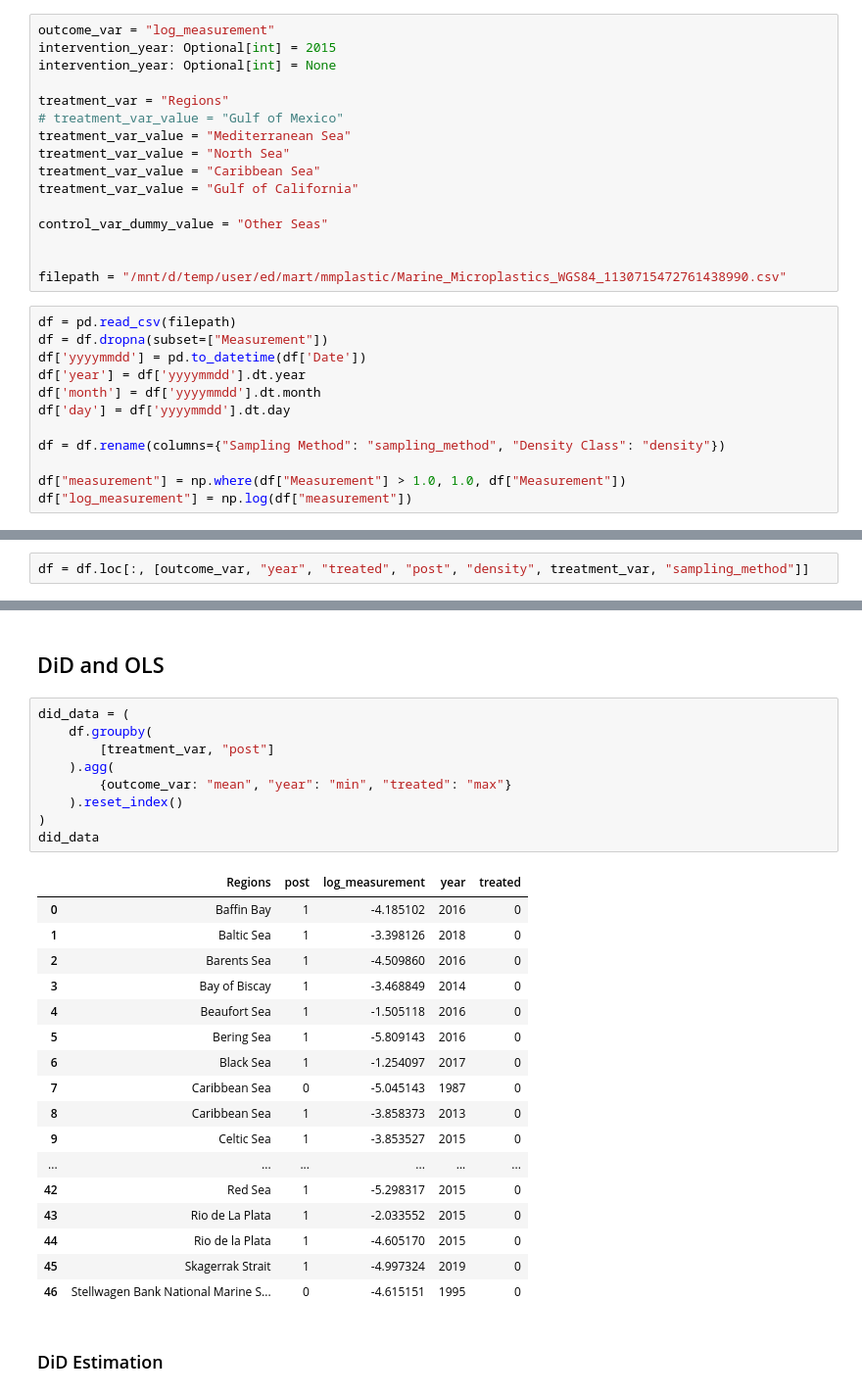
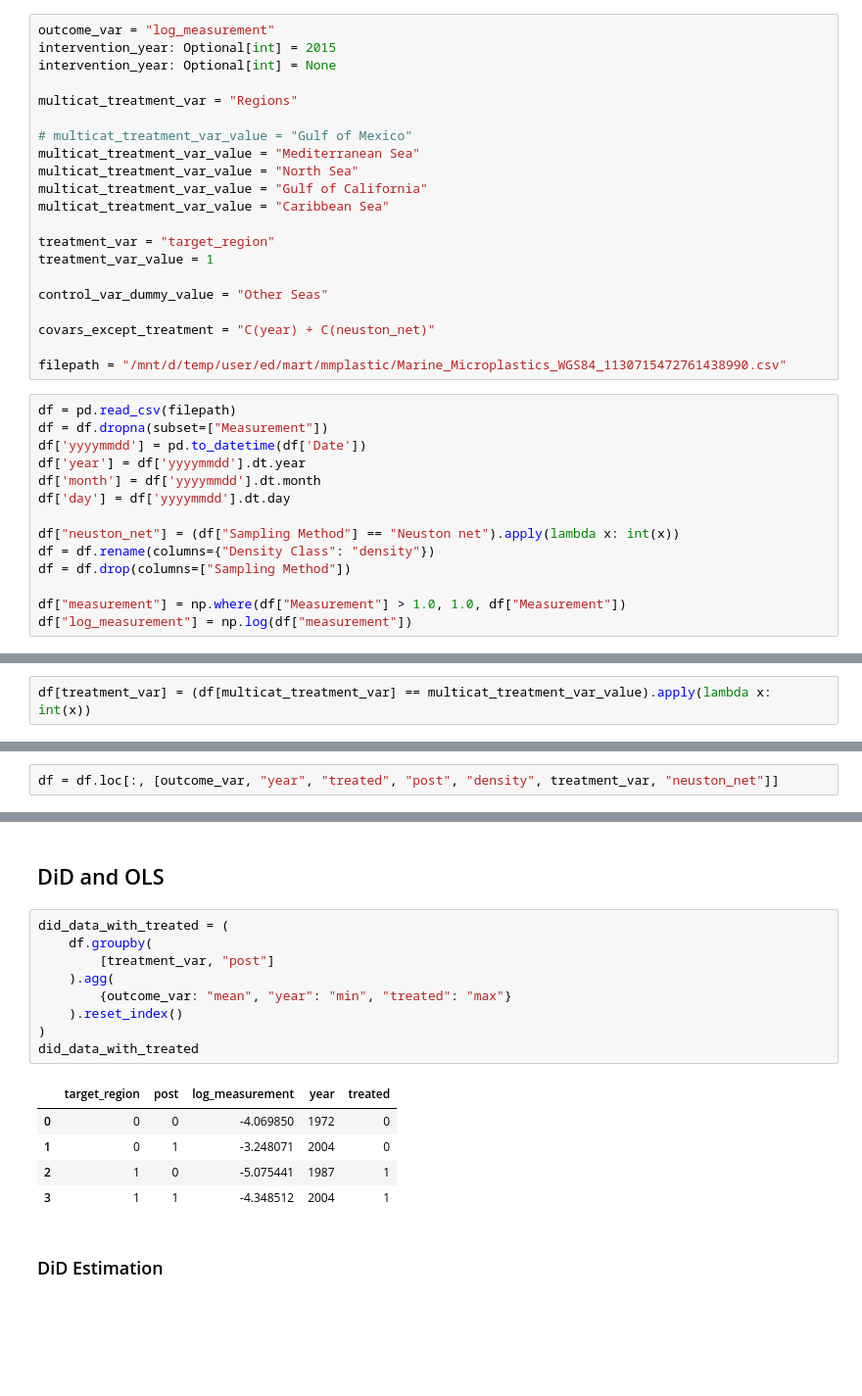
Before and after one commit to cloudjo21/kwazii, a Jupyter notebook: mmplastic/notebooks/did.ipynb, the cells around one changed output, grey strips where cells are left out. Shown: that part at 98% size. Cells and saved outputs as stored; diff of their text form; blank space fills up the shorter version.

```diff
--- a/mmplastic/notebooks/did.ipynb
+++ b/mmplastic/notebooks/did.ipynb
@@ -16,15 +24,20 @@ outcome_var = "log_measurement"
 intervention_year: Optional[int] = 2015
 intervention_year: Optional[int] = None
 
-treatment_var = "Regions"
-# treatment_var_value = "Gulf of Mexico"
-treatment_var_value = "Mediterranean Sea"
-treatment_var_value = "North Sea"
-treatment_var_value = "Caribbean Sea"
-treatment_var_value = "Gulf of California"
+multicat_treatment_var = "Regions"
+
+# multicat_treatment_var_value = "Gulf of Mexico"
+multicat_treatment_var_value = "Mediterranean Sea"
+multicat_treatment_var_value = "North Sea"
+multicat_treatment_var_value = "Gulf of California"
+multicat_treatment_var_value = "Caribbean Sea"
+
+treatment_var = "target_region"
+treatment_var_value = 1
 
 control_var_dummy_value = "Other Seas"
 
+covars_except_treatment = "C(year) + C(neuston_net)"
 
 filepath = "/mnt/d/temp/user/ed/mart/mmplastic/Marine_Microplastics_WGS84_1130715472761438990.csv"
 # %%
@@ -35,7 +48,9 @@ df['year'] = df['yyyymmdd'].dt.year
 df['month'] = df['yyyymmdd'].dt.month
 df['day'] = df['yyyymmdd'].dt.day
 
-df = df.rename(columns={"Sampling Method": "sampling_method", "Density Class": "density"})
+df["neuston_net"] = (df["Sampling Method"] == "Neuston net").apply(lambda x: int(x))
+df = df.rename(columns={"Density Class": "density"})
+df = df.drop(columns=["Sampling Method"])
 
 df["measurement"] = np.where(df["Measurement"] > 1.0, 1.0, df["Measurement"])
 df["log_measurement"] = np.log(df["measurement"])
@@ -42,2 +59,4 @@ df["log_measurement"] = np.log(df["measurement"])
+# %%
+df[treatment_var] = (df[multicat_treatment_var] == multicat_treatment_var_value).apply(lambda x: int(x))
 # %% [markdown]
 ## Min and Max Year of Treatment Var.
@@ -349,7 +404,7 @@ df["bin_region"] = df.apply(lambda row: f"{int(row['lon_bin'])}", axis=1)
 # %% [markdown]
 ## Fix dataset
 # %%
-df = df.loc[:, [outcome_var, "year", "treated", "post", "density", treatment_var, "sampling_method"]]
+df = df.loc[:, [outcome_var, "year", "treated", "post", "density", treatment_var, "neuston_net"]]
 # %%
 df
 # %% [output]
@@ -521,32 +552,20 @@ plt.legend()
 # %% [markdown]
 ## DiD and OLS
 # %%
-did_data = (
+did_data_with_treated = (
     df.groupby(
         [treatment_var, "post"]
     ).agg(
         {outcome_var: "mean", "year": "min", "treated": "max"}
     ).reset_index()
 )
-did_data
+did_data_with_treated
 # %% [output]
-|  | Regions | post | log_measurement | year | treated |
-| 0 | Baffin Bay | 1 | -4.185102 | 2016 | 0 |
-| 1 | Baltic Sea | 1 | -3.398126 | 2018 | 0 |
-| 2 | Barents Sea | 1 | -4.509860 | 2016 | 0 |
-| 3 | Bay of Biscay | 1 | -3.468849 | 2014 | 0 |
-| 4 | Beaufort Sea | 1 | -1.505118 | 2016 | 0 |
-| 5 | Bering Sea | 1 | -5.809143 | 2016 | 0 |
-| 6 | Black Sea | 1 | -1.254097 | 2017 | 0 |
-| 7 | Caribbean Sea | 0 | -5.045143 | 1987 | 0 |
-| 8 | Caribbean Sea | 1 | -3.858373 | 2013 | 0 |
-| 9 | Celtic Sea | 1 | -3.853527 | 2015 | 0 |
-| ... | ... | ... | ... | ... | ... |
-| 42 | Red Sea | 1 | -5.298317 | 2015 | 0 |
-| 43 | Rio de La Plata | 1 | -2.033552 | 2015 | 0 |
-| 44 | Rio de la Plata | 1 | -4.605170 | 2015 | 0 |
-| 45 | Skagerrak Strait | 1 | -4.997324 | 2019 | 0 |
-| 46 | Stellwagen Bank National Marine S... | 0 | -4.615151 | 1995 | 0 |
+|  | target_region | post | log_measurement | year | treated |
+| 0 | 0 | 0 | -4.069850 | 1972 | 0 |
+| 1 | 0 | 1 | -3.248071 | 2004 | 0 |
+| 2 | 1 | 0 | -5.075441 | 1987 | 1 |
+| 3 | 1 | 1 | -4.348512 | 2004 | 1 |
 # %% [markdown]
 ### DiD Estimation
 # %%
```
Also changed, not shown: parts of 50 cells of this notebook.
